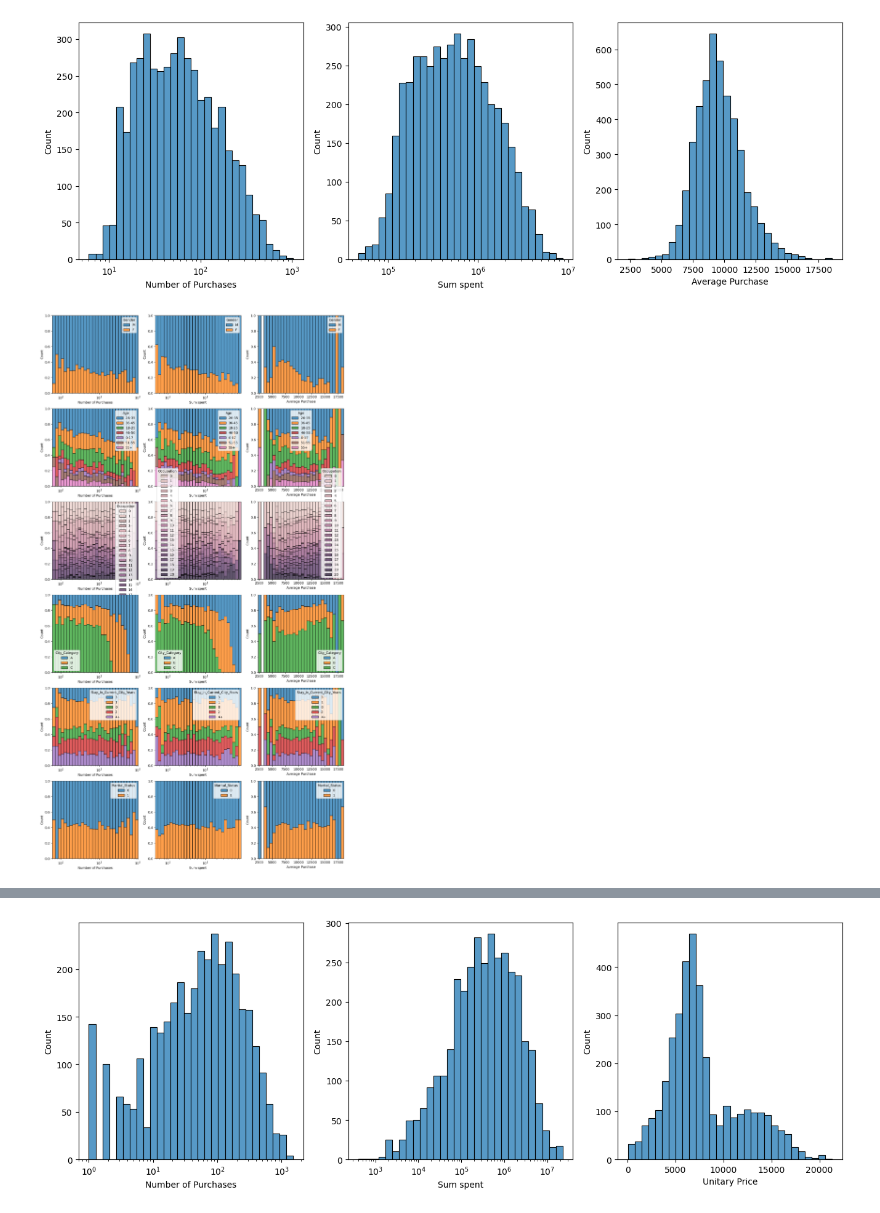
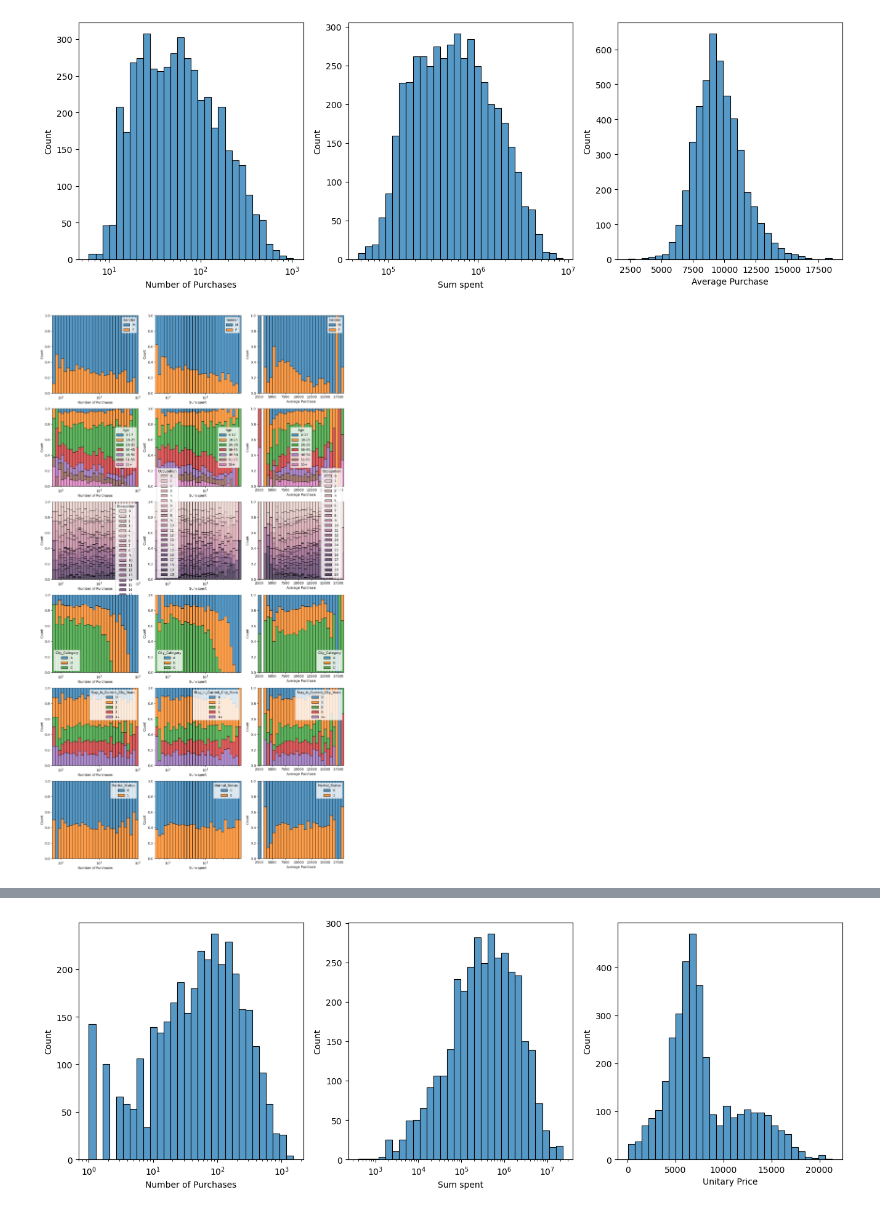
Before and after one commit to ennova-research/2023_GCP_Specialization_Demo_2-Black_Friday, a Jupyter notebook: notebooks/pipeline.ipynb, the cells around one changed output, grey strips where cells are left out. Cells and saved outputs as stored; diff of their text form; code cells hidden in the pictures.

```diff
--- a/notebooks/pipeline.ipynb
+++ b/notebooks/pipeline.ipynb
@@ -79,3 +61,12 @@ df_test = deepcopy(data)[data['User_ID'].isin(users_test.index)]
+# %%
+users = Demo2.eda.group_by_user(data)
+# %%
+seed = 42
+
+users, users_test = train_test_split(users, test_size=.2, random_state=seed, stratify=users[['Gender', 'Age', 'City_Category', 'Marital_Status']])
+
+df = deepcopy(data)[data['User_ID'].isin(users.index)]
+df_test = deepcopy(data)[data['User_ID'].isin(users_test.index)]
 # %%
 # Checking data shape
 
@@ -189,18 +180,3 @@ sns.heatmap(df[mask].groupby(['Product_Category_2', 'Product_Category_3']).size(
 plt.show()
 # %% [output]
 [figure]
-# %%
-# Grouping by user ("User_ID")
-
-users = pd.DataFrame()
-users['Gender'] = df.groupby('User_ID').agg({'Gender': 'first'})
-users['Age'] = df.groupby('User_ID').agg({'Age': 'first'})
-users['Occupation'] = df.groupby('User_ID').agg({'Occupation': 'first'})
-users['City_Category'] = df.groupby('User_ID').agg({'City_Category': 'first'})
-users['Stay_In_Current_City_Years'] = df.groupby('User_ID').agg({'Stay_In_Current_City_Years': 'first'})
-users['Marital_Status'] = df.groupby('User_ID').agg({'Marital_Status': 'first'})
-users['Number of Purchases'] = df.groupby('User_ID').size()
-users['Sum spent'] = df.groupby('User_ID')['Purchase'].sum()
-users['Average Purchase'] = df.groupby('User_ID')['Purchase'].mean()
-users=users.sort_values(by='Sum spent', ascending=False)
-users
@@ -233,13 +194,13 @@ plt.show()
 # %%
 # Plotting "Number of Purchases", "Sum spent" and "Average Purchase" by user charcteristics
 ## "Number of Purchases" and "Sum spent" plots are in log-scale
 ## histograms are filled to see the percentage of each group in each bin
 
 fig, axs = plt.subplots(6, 3, figsize=(16,30))
 for i,col in enumerate(['Gender', 'Age', 'Occupation', 'City_Category', 'Stay_In_Current_City_Years', 'Marital_Status']):
-    sns.histplot(x=users['Number of Purchases'], bins=30, ax=axs[i, 0], log_scale=True, hue=users[col], multiple='fill')
-    sns.histplot(x=users['Sum spent'], bins=30, ax=axs[i, 1], log_scale=True, hue=users[col], multiple='fill')
-    sns.histplot(x=users['Average Purchase'], bins=30, ax=axs[i, 2], hue=users[col], multiple='fill')
+    sns.histplot(x=users['Number of Purchases'], bins=30, ax=axs[i, 0], log_scale=True, hue=users[col], multiple='fill', hue_order=orders[i])
+    sns.histplot(x=users['Sum spent'], bins=30, ax=axs[i, 1], log_scale=True, hue=users[col], multiple='fill', hue_order=orders[i])
+    sns.histplot(x=users['Average Purchase'], bins=30, ax=axs[i, 2], hue=users[col], multiple='fill', hue_order=orders[i])
 plt.show()
 # %% [output]
-[figure, old version]
+[figure, new version]
```
Also changed, not shown: parts of 26 cells of this notebook, 7 other files.
